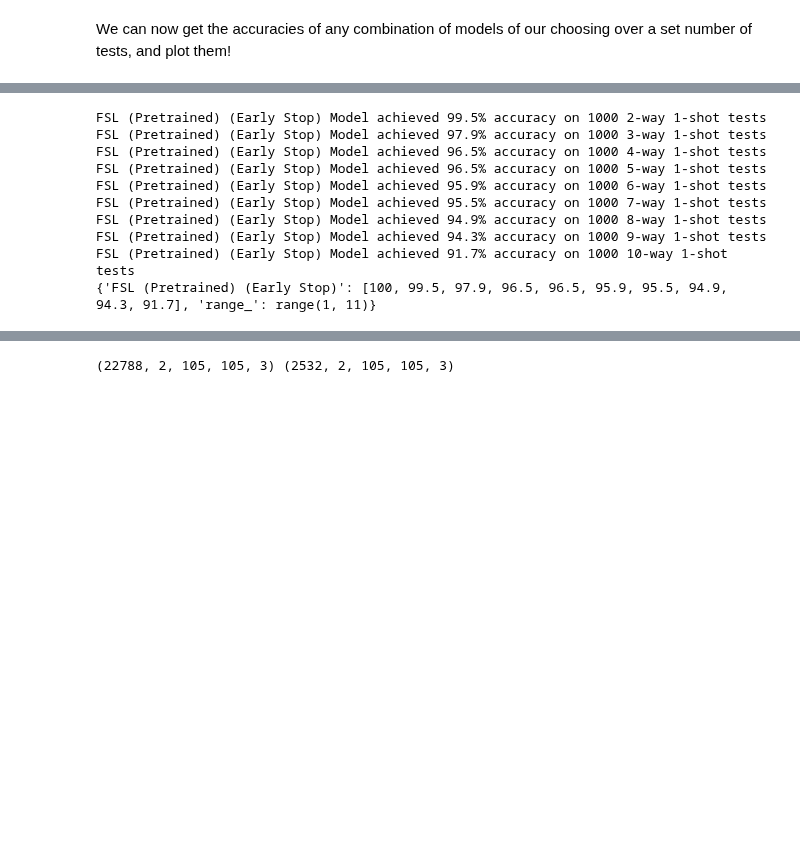
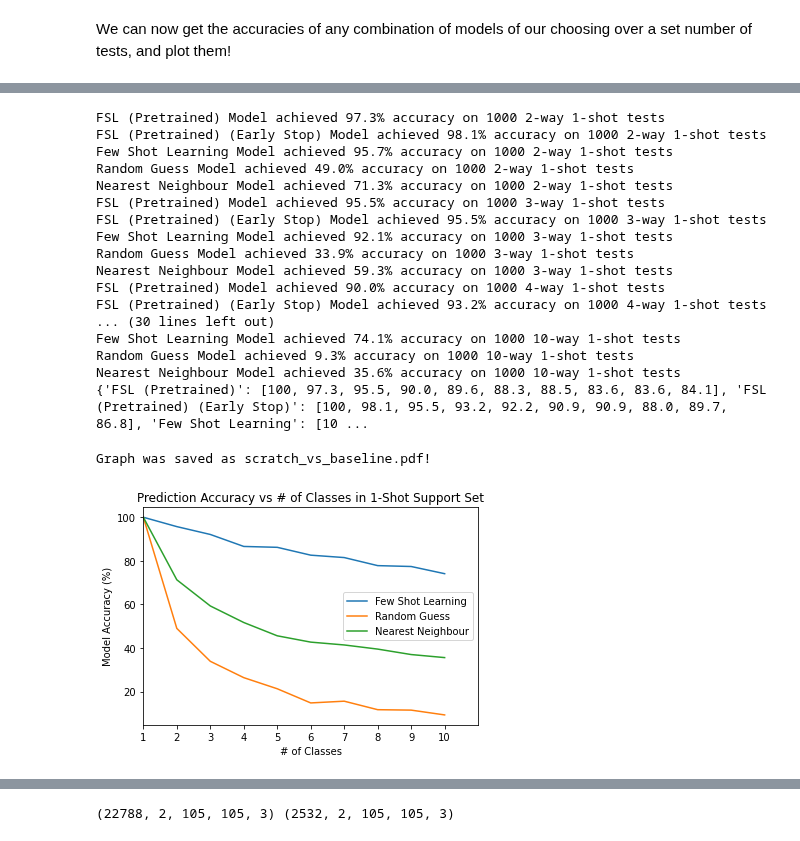
Before and after one commit to beetee17/few_shot_learning, a Jupyter notebook: omniglot/omniglot.ipynb, the cells around one changed output, grey strips where cells are left out. Cells and saved outputs as stored; diff of their text form; code cells hidden in the pictures; blank space fills up the shorter version.

```diff
--- a/omniglot/omniglot.ipynb
+++ b/omniglot/omniglot.ipynb
@@ -802,12 +802,8 @@ We can now get the accuracies of any combination of models of our choosing over
 # Our siamese network that we trained on the training dataset only
 scratch_model = load_model('models/model_8.h5')
 
-# Siamese net that was pretrained on large scale dataset and fine tuned with our trainng datset
-fine_tuned_model = load_model('models/vgg16')
+# Siamese network with vgg16 base that was fine tuned
+ft_model = load_model('models/vgg16')
 
-# Same as above, except it was not fine tuned to our training set
-pretrained_model = get_pretrained_model((105,105,3))
-
-optimizer = Adam(lr = 0.00009)
-pretrained_model.compile(loss = "binary_crossentropy", optimizer=optimizer, metrics=["accuracy"])
-pretrained_model.summary()
+# Same as above with early stopping
+ft_model_esc = load_model('models/vgg16_callback')
@@ -841,27 +833,43 @@ ________________________________________________________________________________
 # %%
 N = range(1, 11)
 NUM_TESTS = 1000
-# models = [
-#          FSL(scratch_model),
-#          FSL(scratch_model, name='Few Shot Learning (Training)', use_training_set=True)],
-#          FSL(pretrain_model, name='Few Shot Learning (Pretrained)', only_supports_rgb=True),
-#          FSL(pretrain_model, name='FSL (Pretrained) (Training)', use_training_set=True, only_supports_rgb=True)
-#          Random(),
-#          Nearest_Neighbour(),
-#          FSL(model, only_supports_rgb=True, name='CNN Nearest Neighbour')
-#          ]
-# accuracies = get_accuracy(models, N, NUM_TESTS)
-accuracies = get_accuracy([FSL(model, name='FSL (Pretrained) (Early Stop)', use_training_set=True, only_supports_rgb=True)], N, NUM_TESTS)
+models = [
+         FSL(ft_model, only_supports_rgb=True, name='FSL (Pretrained)'),
+         FSL(ft_model_esc, only_supports_rgb=True, name='FSL (Pretrained) (Early Stop)'),
+         FSL(scratch_model),
+         Random(),
+         Nearest_Neighbour()
+         ]
+accuracies = get_accuracy(models, N, NUM_TESTS)
 print(accuracies)
 # %% [output]
-FSL (Pretrained) (Early Stop) Model achieved 99.5% accuracy on 1000 2-way 1-shot tests
-FSL (Pretrained) (Early Stop) Model achieved 97.9% accuracy on 1000 3-way 1-shot tests
-FSL (Pretrained) (Early Stop) Model achieved 96.5% accuracy on 1000 4-way 1-shot tests
-FSL (Pretrained) (Early Stop) Model achieved 96.5% accuracy on 1000 5-way 1-shot tests
-FSL (Pretrained) (Early Stop) Model achieved 95.9% accuracy on 1000 6-way 1-shot tests
-FSL (Pretrained) (Early Stop) Model achieved 95.5% accuracy on 1000 7-way 1-shot tests
-FSL (Pretrained) (Early Stop) Model achieved 94.9% accuracy on 1000 8-way 1-shot tests
-FSL (Pretrained) (Early Stop) Model achieved 94.3% accuracy on 1000 9-way 1-shot tests
-FSL (Pretrained) (Early Stop) Model achieved 91.7% accuracy on 1000 10-way 1-shot tests
-{'FSL (Pretrained) (Early Stop)': [100, 99.5, 97.9, 96.5, 96.5, 95.9, 95.5, 94.9, 94.3, 91.7], 'range_': range(1, 11)}
+FSL (Pretrained) Model achieved 97.3% accuracy on 1000 2-way 1-shot tests
+FSL (Pretrained) (Early Stop) Model achieved 98.1% accuracy on 1000 2-way 1-shot tests
+Few Shot Learning Model achieved 95.7% accuracy on 1000 2-way 1-shot tests
+Random Guess Model achieved 49.0% accuracy on 1000 2-way 1-shot tests
+Nearest Neighbour Model achieved 71.3% accuracy on 1000 2-way 1-shot tests
+FSL (Pretrained) Model achieved 95.5% accuracy on 1000 3-way 1-shot tests
+FSL (Pretrained) (Early Stop) Model achieved 95.5% accuracy on 1000 3-way 1-shot tests
+Few Shot Learning Model achieved 92.1% accuracy on 1000 3-way 1-shot tests
+Random Guess Model achieved 33.9% accuracy on 1000 3-way 1-shot tests
+Nearest Neighbour Model achieved 59.3% accuracy on 1000 3-way 1-shot tests
+FSL (Pretrained) Model achieved 90.0% accuracy on 1000 4-way 1-shot tests
+FSL (Pretrained) (Early Stop) Model achieved 93.2% accuracy on 1000 4-way 1-shot tests
+... (30 lines left out)
+Few Shot Learning Model achieved 74.1% accuracy on 1000 10-way 1-shot tests
+Random Guess Model achieved 9.3% accuracy on 1000 10-way 1-shot tests
+Nearest Neighbour Model achieved 35.6% accuracy on 1000 10-way 1-shot tests
+{'FSL (Pretrained)': [100, 97.3, 95.5, 90.0, 89.6, 88.3, 88.5, 83.6, 83.6, 84.1], 'FSL (Pretrained) (Early Stop)': [100, 98.1, 95.5, 93.2, 92.2, 90.9, 90.9, 88.0, 89.7, 86.8], 'Few Shot Learning': [10 ...
+# %%
+with open('plots/accuracies.txt', 'r') as f:
+    contents = f.read()
+    accuracies = eval(contents)
+
+del accuracies['FSL (Pretrained)']
+del accuracies['FSL (Pretrained) (Early Stop)']
+
+plot_accuracy(accuracies, save='scratch_vs_baseline.pdf')
+# %% [output]
+Graph was saved as scratch_vs_baseline.pdf!
+[figure, added]
 # %%
```
Also changed, not shown: parts of 6 cells of this notebook.
